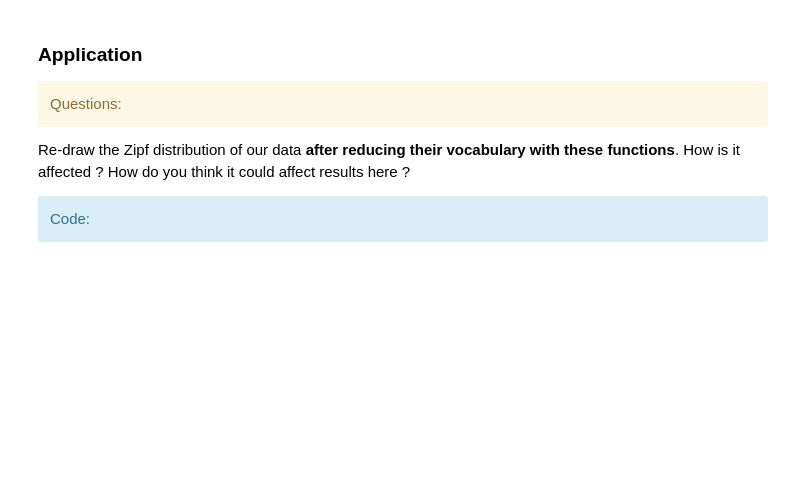
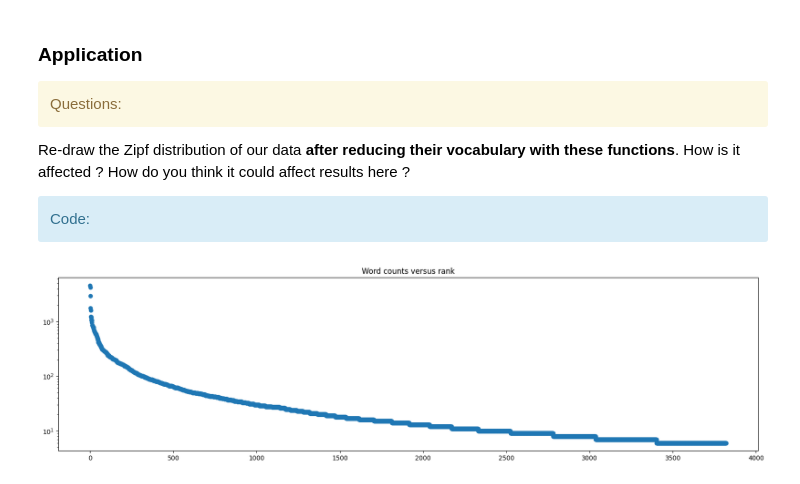
Before and after one commit to kjle/TelecomParis_Promo2025, a Jupyter notebook: SD-TSIA214/TP1/TP_Pre-processing_and_NB_SD-TSIA-214_Students.ipynb, the cells around one changed output. Drawn from its saved outputs; the diff is of its cells as text; code cells hidden in the pictures; blank space fills up the shorter version.

```diff
--- a/SD-TSIA214/TP1/TP_Pre-processing_and_NB_SD-TSIA-214_Students.ipynb
+++ b/SD-TSIA214/TP1/TP_Pre-processing_and_NB_SD-TSIA-214_Students.ipynb
@@ -629,12 +736,15 @@ for word in words:
 
 <div class='alert alert-block alert-info'>
             Code:</div>
-# %%
-def stem(texts):
-    #
-    # To complete
-    #
-    return texts
+# %%
+def stem(texts):
+    stemmed_texts = []
+    for text in texts:
+        tokens = clean_and_tokenize(text)
+        stemmed_tokens = [stemmer.stem(token) for token in tokens]
+        stemmed_text = ' '.join(stemmed_tokens)
+        stemmed_texts.append(stemmed_text)
+    return stemmed_texts
 # %% [markdown]
 #### Part of speech tags
 
@@ -665,3 +778,12 @@ def pos_tag_filter(X, good_tags=['NN', 'VB', 'ADJ', 'RB']):
+# %%
+def pos_tag_filter(X, good_tags=['NN', 'VB', 'ADJ', 'RB']):
+    X_pos = []
+    for text in X:
+        tokens = clean_and_tokenize(text)
+        pos_tags = pos_tag(tokens)
+        good_tokens = [token for token, tag in pos_tags if tag in good_tags]
+        X_pos.append(' '.join(good_tokens))
+    return X_pos
 # %% [markdown]
 ### Application
 
@@ -672,3 +794,17 @@ Re-draw the Zipf distribution of our data **after reducing their vocabulary with
 
 <div class='alert alert-block alert-info'>
             Code:</div>
+# %%
+reduced_corpus = stem(train_texts_reduced)
+reduced_corpus = pos_tag_filter(reduced_corpus)
+
+vocab, word_counts = vocabulary(reduced_corpus)
+counts = sorted(word_counts.values(), reverse=True)
+
+plt.figure(figsize=(20,5))
+plt.title('Word counts versus rank')
+plt.scatter(range(len(counts)), counts)
+plt.yscale('log')
+plt.show()
+# %% [output]
+[figure, added]
```
Also changed, not shown: parts of 20 cells of this notebook.
